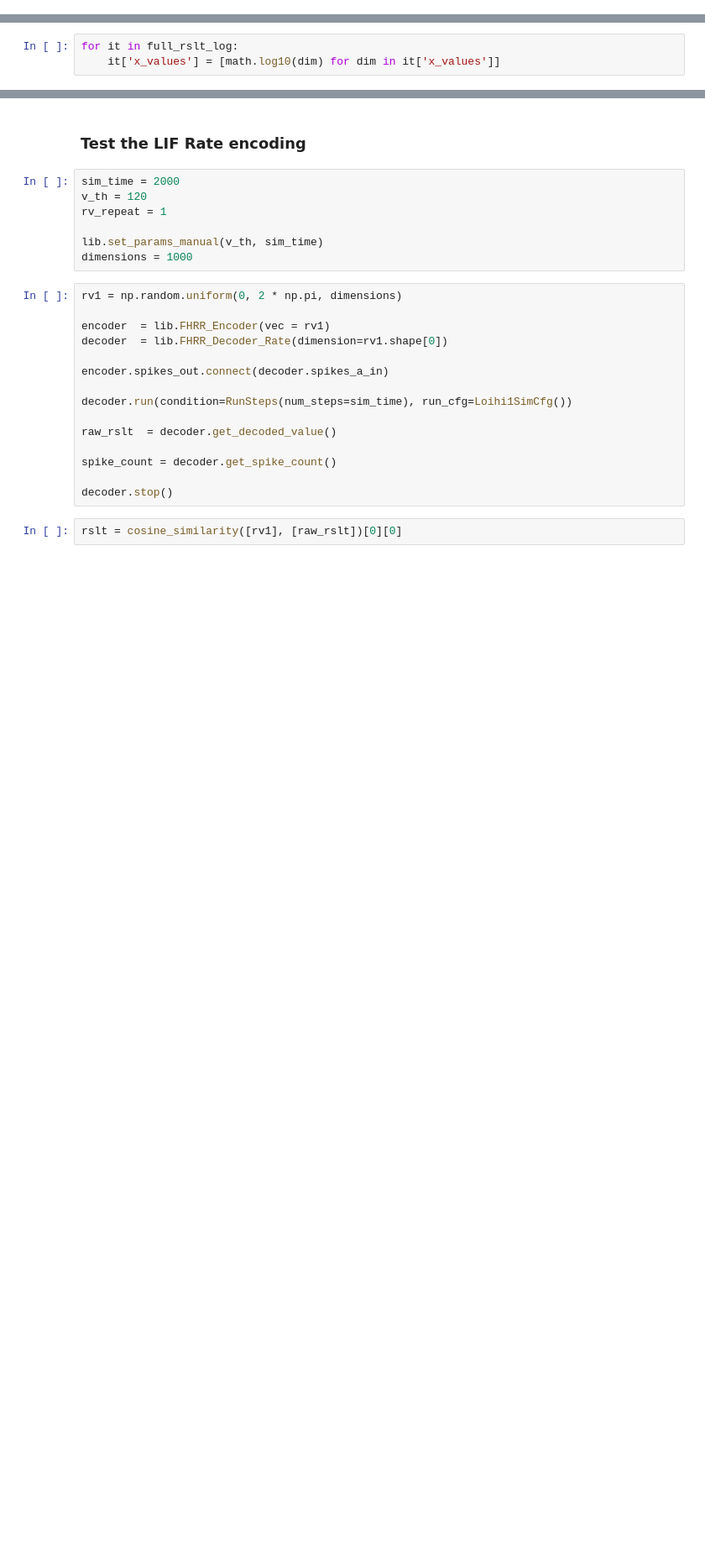
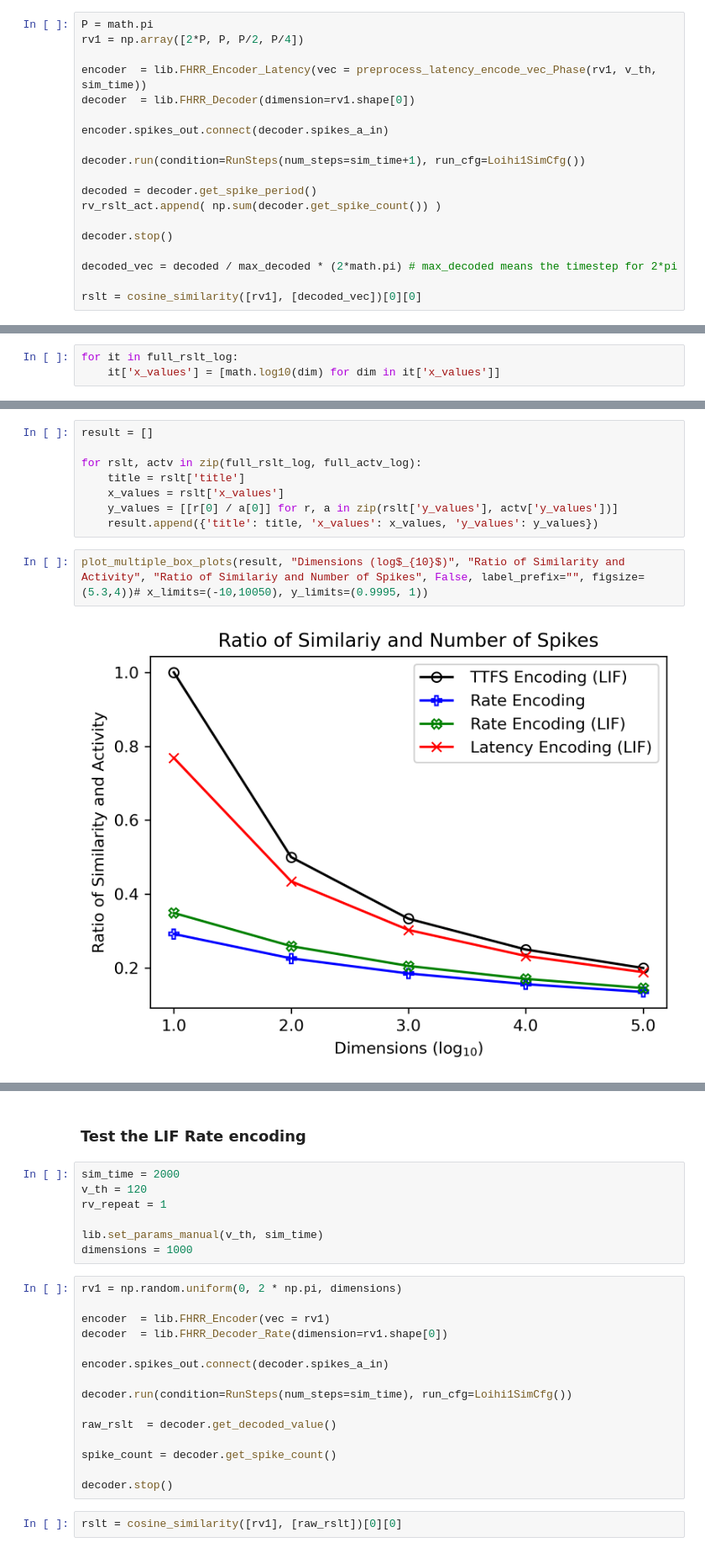
Before and after one commit to vidurayashan/VSA_FHRR_MNIST_Classification, a Jupyter notebook: Evaluate_HD_reconstruction for different schemes.ipynb, the cells around one changed output, grey strips where cells are left out. Shown at 84% size. Cells and saved outputs as stored; diff of their text form; blank space fills up the shorter version.

```diff
--- a/Evaluate_HD_reconstruction for different schemes.ipynb
+++ b/Evaluate_HD_reconstruction for different schemes.ipynb
@@ -361,0 +488,19 @@ full_rslt.append( {'title':'Rate Encoding (LIF)', 'x_values':dimension_list, 'y_
+# %%
+P = math.pi
+rv1 = np.array([2*P, P, P/2, P/4])
+
+encoder  = lib.FHRR_Encoder_Latency(vec = preprocess_latency_encode_vec_Phase(rv1, v_th, sim_time))
+decoder  = lib.FHRR_Decoder(dimension=rv1.shape[0])
+
+encoder.spikes_out.connect(decoder.spikes_a_in)
+
+decoder.run(condition=RunSteps(num_steps=sim_time+1), run_cfg=Loihi1SimCfg())
+
+decoded = decoder.get_spike_period()
+rv_rslt_act.append( np.sum(decoder.get_spike_count()) )
+
+decoder.stop()
+
+decoded_vec = decoded / max_decoded * (2*math.pi) # max_decoded means the timestep for 2*pi
+
+rslt = cosine_similarity([rv1], [decoded_vec])[0][0]
@@ -390,0 +580,12 @@ plot_multiple_box_plots(full_rslt_log, "Dimensions (log$_{10}$)", "Cosine Simila
+# %%
+result = []
+
+for rslt, actv in zip(full_rslt_log, full_actv_log):
+    title = rslt['title']
+    x_values = rslt['x_values']
+    y_values = [[r[0] / a[0]] for r, a in zip(rslt['y_values'], actv['y_values'])]
+    result.append({'title': title, 'x_values': x_values, 'y_values': y_values})
+# %%
+plot_multiple_box_plots(result, "Dimensions (log$_{10}$)", "Ratio of Similarity and Activity", "Ratio of Similariy and Number of Spikes", False, label_prefix="", figsize=(5.3,4))# x_limits=(-10,10050), y_limits=(0.9995, 1))
+# %% [output]
+[figure, added]
```
Also changed, not shown: parts of 64 cells of this notebook, 7 other files.
